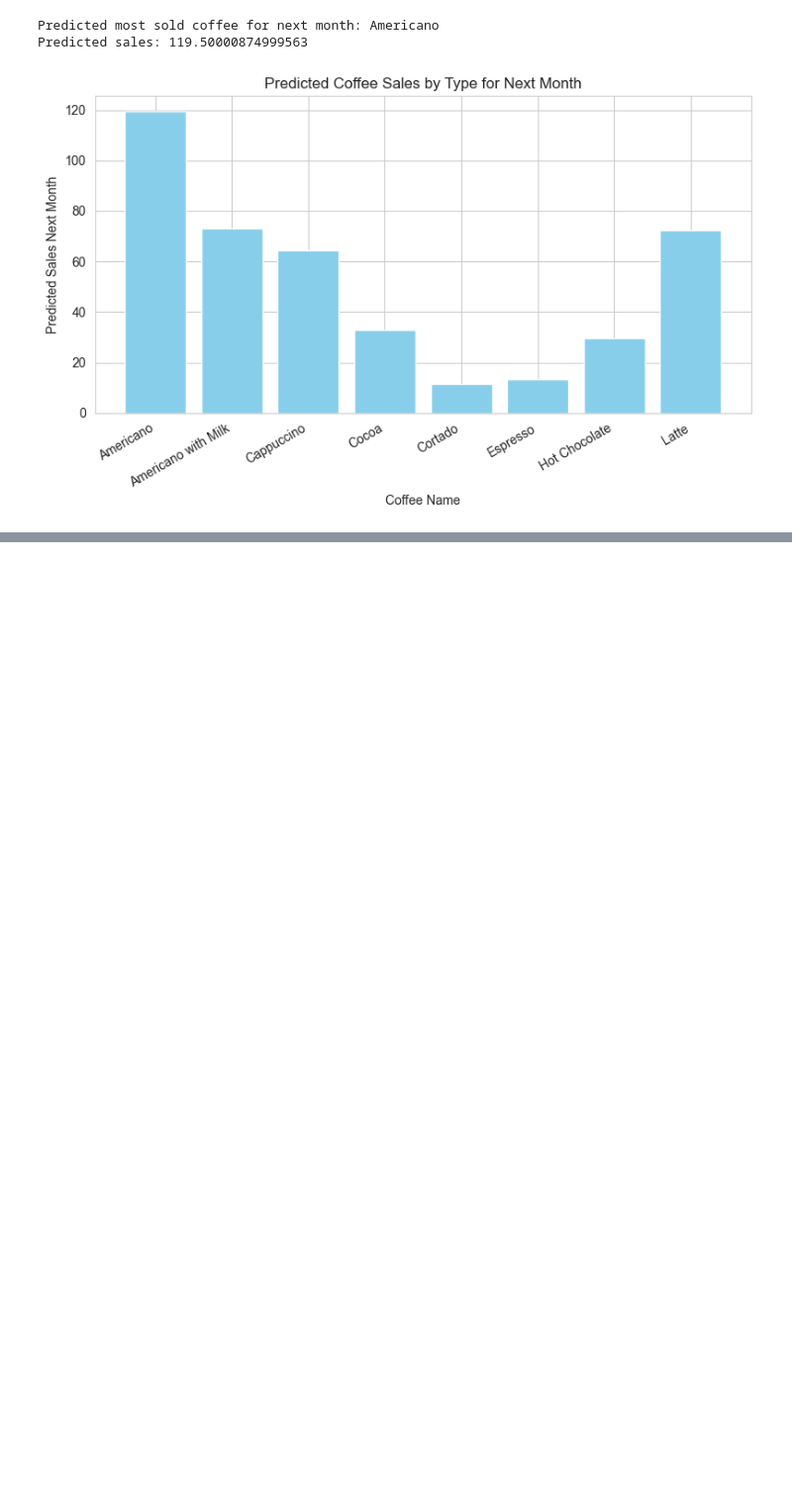
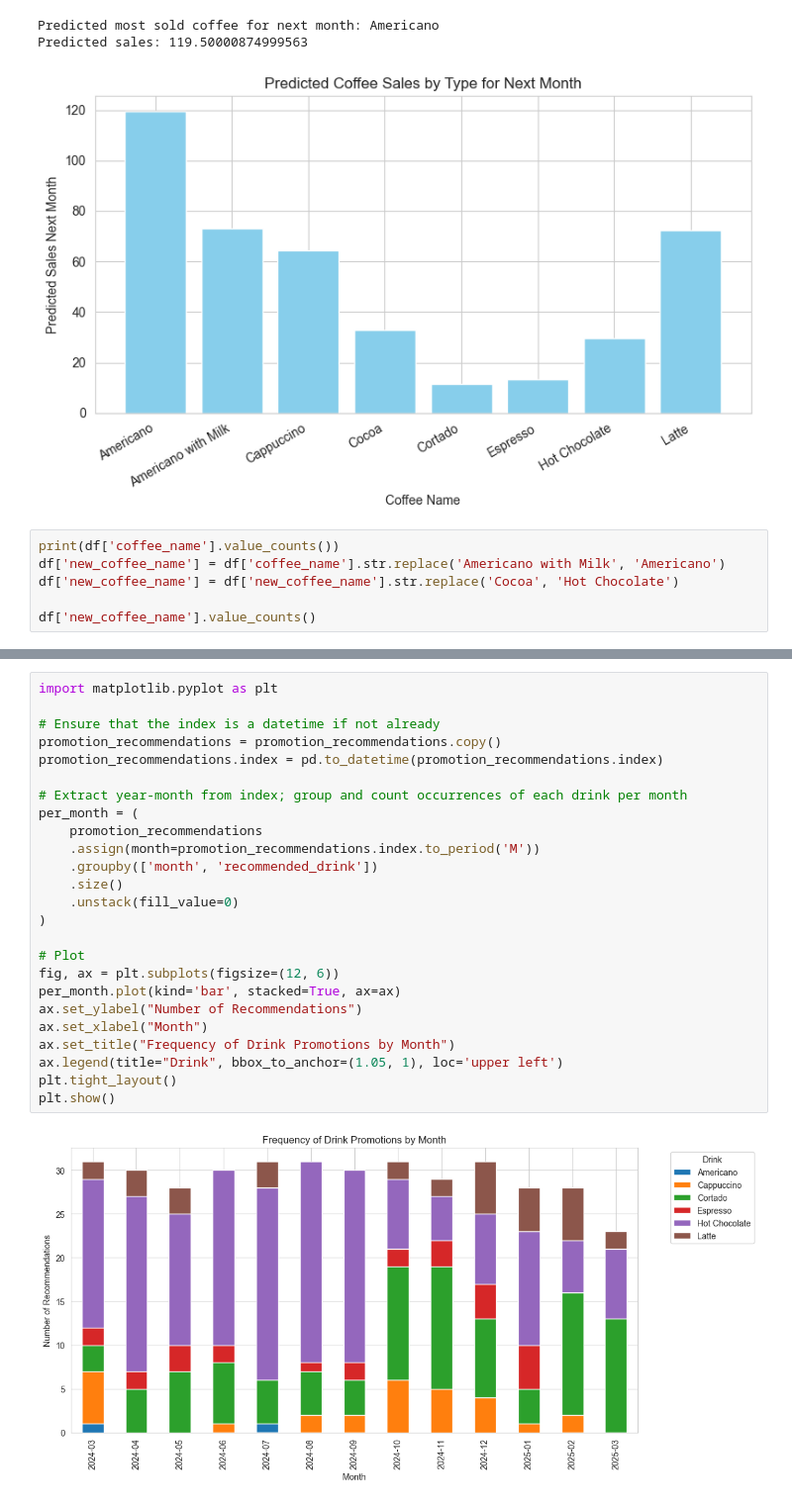
Before and after one commit to ZhuZiLiBryan/ECE143_Group_15_Project, a Jupyter notebook: mg.ipynb, the cells around one changed output, grey strips where cells are left out. Shown at 99% size. Cells and saved outputs as stored; diff of their text form; blank space fills up the shorter version.

Commit message:
Which drink to promote and frequency of promotions

```diff
--- a/mg.ipynb
+++ b/mg.ipynb
@@ -133,3 +124,9 @@ plt.show()
 Predicted most sold coffee for next month: Americano
 Predicted sales: 119.50000874999563
 [figure]
+# %%
+print(df['coffee_name'].value_counts())
+df['new_coffee_name'] = df['coffee_name'].str.replace('Americano with Milk', 'Americano')
+df['new_coffee_name'] = df['new_coffee_name'].str.replace('Cocoa', 'Hot Chocolate')
+
+df['new_coffee_name'].value_counts()
@@ -135,0 +234,27 @@ Predicted sales: 119.50000874999563
+# %%
+import matplotlib.pyplot as plt
+
+# Ensure that the index is a datetime if not already
+promotion_recommendations = promotion_recommendations.copy()
+promotion_recommendations.index = pd.to_datetime(promotion_recommendations.index)
+
+# Extract year-month from index; group and count occurrences of each drink per month
+per_month = (
+    promotion_recommendations
+    .assign(month=promotion_recommendations.index.to_period('M'))
+    .groupby(['month', 'recommended_drink'])
+    .size()
+    .unstack(fill_value=0)
+)
+
+# Plot
+fig, ax = plt.subplots(figsize=(12, 6))
+per_month.plot(kind='bar', stacked=True, ax=ax)
+ax.set_ylabel("Number of Recommendations")
+ax.set_xlabel("Month")
+ax.set_title("Frequency of Drink Promotions by Month")
+ax.legend(title="Drink", bbox_to_anchor=(1.05, 1), loc='upper left')
+plt.tight_layout()
+plt.show()
+# %% [output]
+[figure, added]
```
Also changed, not shown: parts of 5 cells of this notebook.
